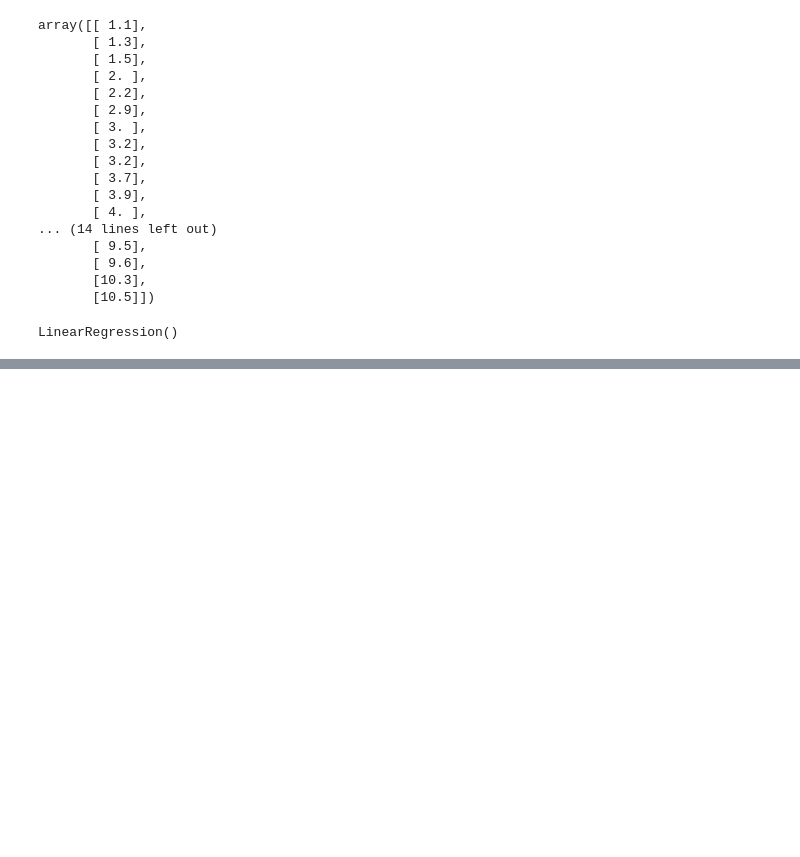
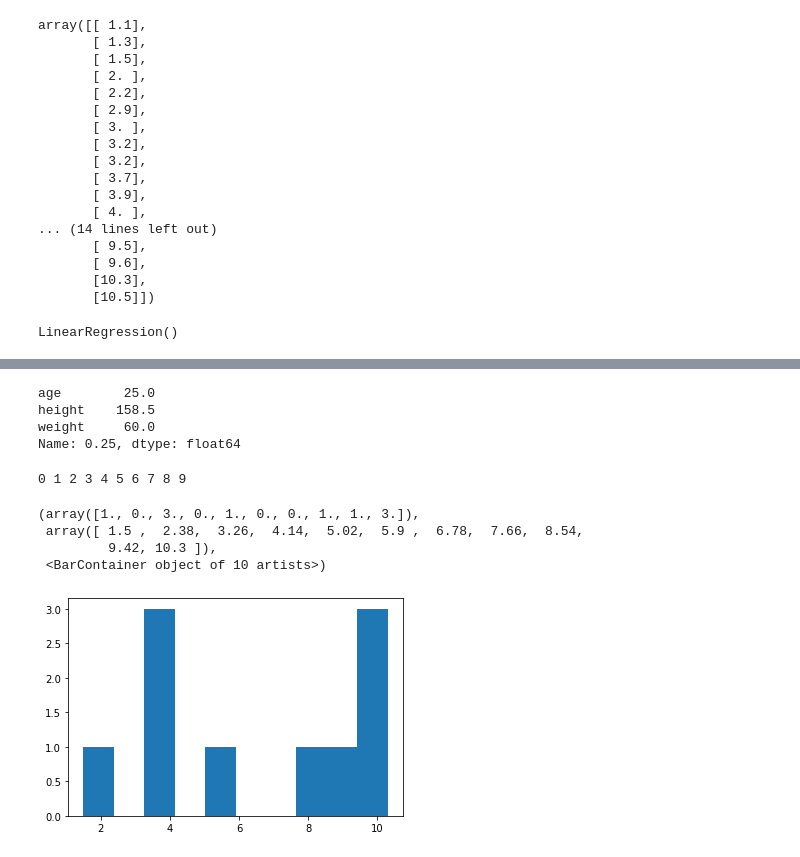
Before and after one commit to sartajbalti/Python_ka_Chilla, a Jupyter notebook: SartajAhmedPythokChilla/ML.ipynb, the cells around one changed output, grey strips where cells are left out. Saved outputs shown, nothing was run; the diff lists cells and outputs as text; code cells hidden in the pictures; blank space fills up the shorter version.

```diff
--- a/SartajAhmedPythokChilla/ML.ipynb
+++ b/SartajAhmedPythokChilla/ML.ipynb
@@ -60,0 +96,21 @@ viz_test.show()
+# %%
+df.quantile(0.25)
+# %% [output]
+age        25.0
+height    158.5
+weight     60.0
+Name: 0.25, dtype: float64
+# %%
+for i in range(10):
+    print(i, end=" ")
+print()
+# %% [output]
+0 1 2 3 4 5 6 7 8 9
+# %%
+plt.hist(X_test)
+# %% [output]
+(array([1., 0., 3., 0., 1., 0., 0., 1., 1., 3.]),
+ array([ 1.5 ,  2.38,  3.26,  4.14,  5.02,  5.9 ,  6.78,  7.66,  8.54,
+         9.42, 10.3 ]),
+ <BarContainer object of 10 artists>)
+[figure, added]
```
Also changed, not shown: parts of 9 cells of this notebook, 15 other files.
